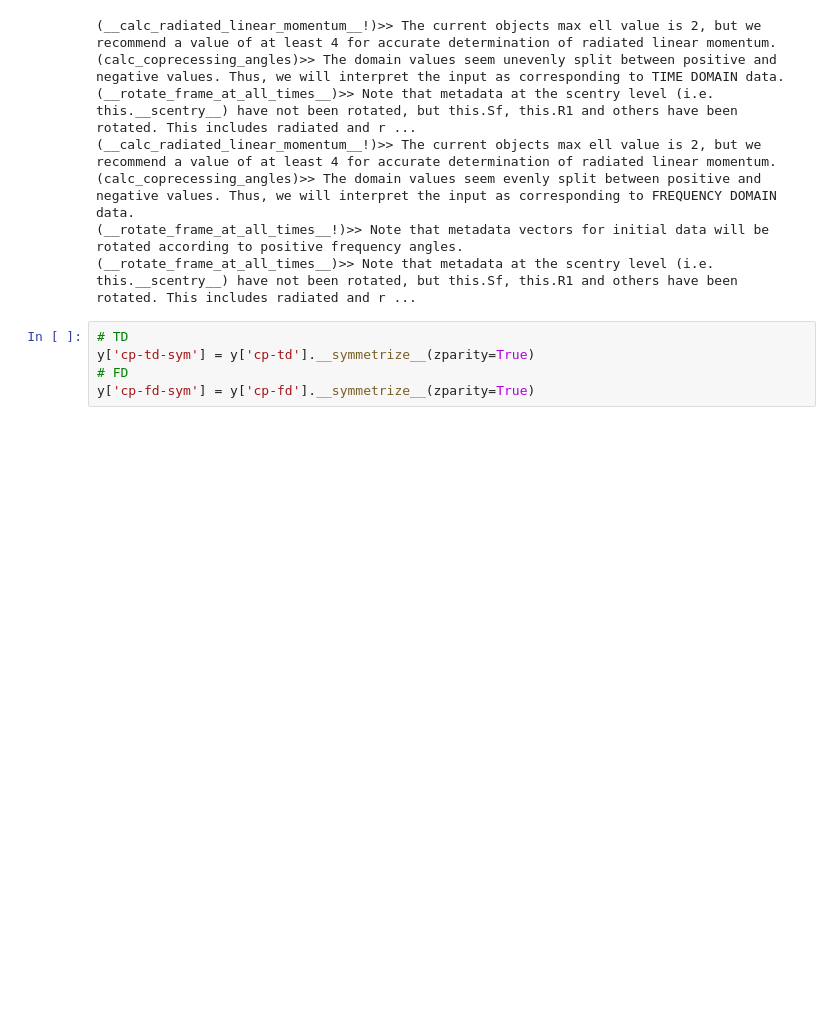
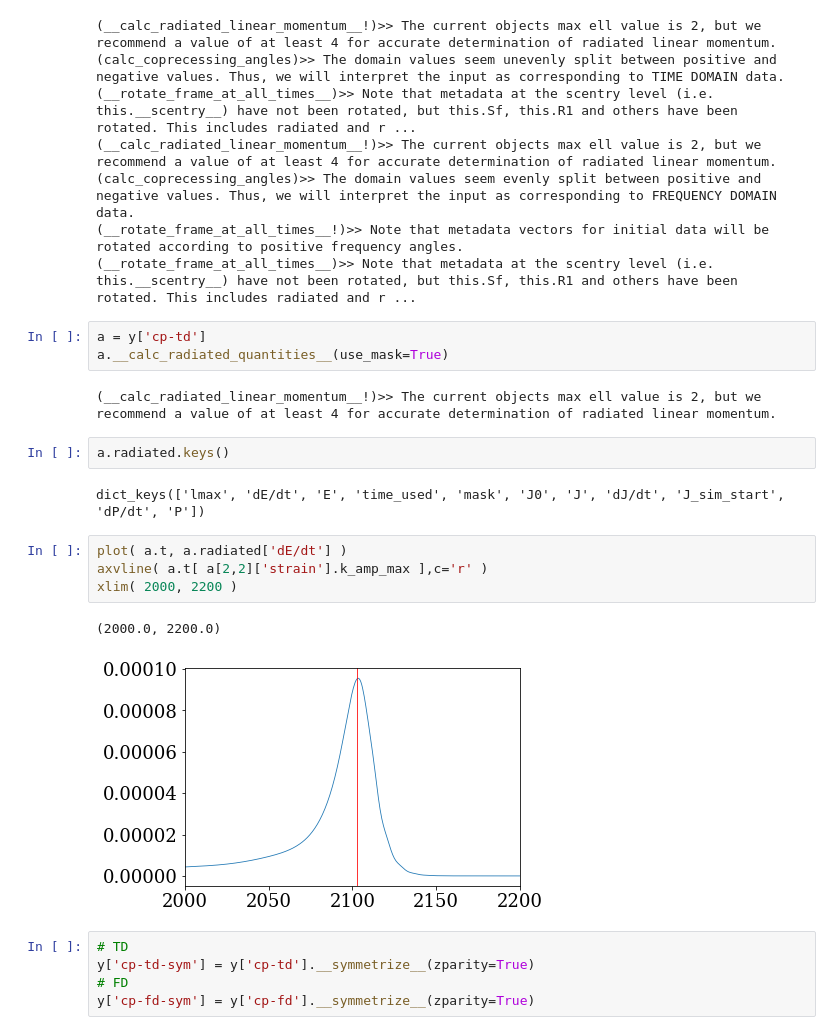
Before and after one commit to llondon6/PhenomXCP, a Jupyter notebook: examples/frames_example.ipynb, the cells around one changed output. Cells and saved outputs as stored; diff of their text form; blank space fills up the shorter version.

```diff
--- a/examples/frames_example.ipynb
+++ b/examples/frames_example.ipynb
@@ -69,6 +64,22 @@ y['cp-fd'] = y['j'].__calc_coprecessing_frame__(transform_domain='fd',kind='psi4
 (calc_coprecessing_angles)>> The domain values seem evenly split between positive and negative values. Thus, we will interpret the input as corresponding to FREQUENCY DOMAIN data.
 (__rotate_frame_at_all_times__!)>> Note that metadata vectors for initial data will be rotated according to positive frequency angles.
 (__rotate_frame_at_all_times__)>> Note that metadata at the scentry level (i.e. this.__scentry__) have not been rotated, but this.Sf, this.R1 and others have been rotated. This includes radiated and r ...
+# %%
+a = y['cp-td']
+a.__calc_radiated_quantities__(use_mask=True)
+# %% [output]
+(__calc_radiated_linear_momentum__!)>> The current objects max ell value is 2, but we recommend a value of at least 4 for accurate determination of radiated linear momentum.
+# %%
+a.radiated.keys()
+# %% [output]
+dict_keys(['lmax', 'dE/dt', 'E', 'time_used', 'mask', 'J0', 'J', 'dJ/dt', 'J_sim_start', 'dP/dt', 'P'])
+# %%
+plot( a.t, a.radiated['dE/dt'] )
+axvline( a.t[ a[2,2]['strain'].k_amp_max ],c='r' )
+xlim( 2000, 2200 )
+# %% [output]
+(2000.0, 2200.0)
+[figure, added]
 # %%
 # TD
 y['cp-td-sym'] = y['cp-td'].__symmetrize__(zparity=True)
```
Also changed, not shown: parts of 2 cells of this notebook, 11 other files.
